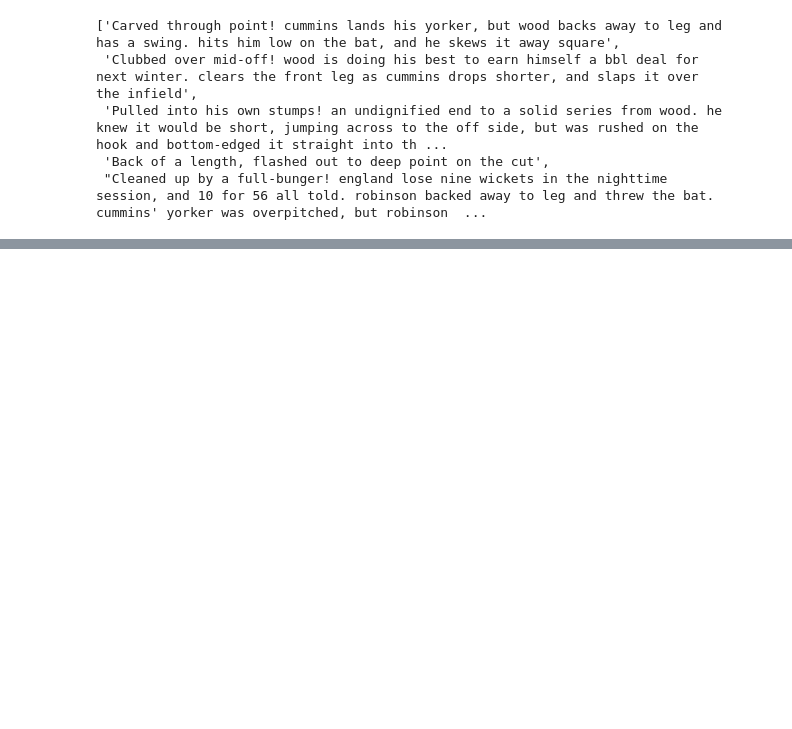
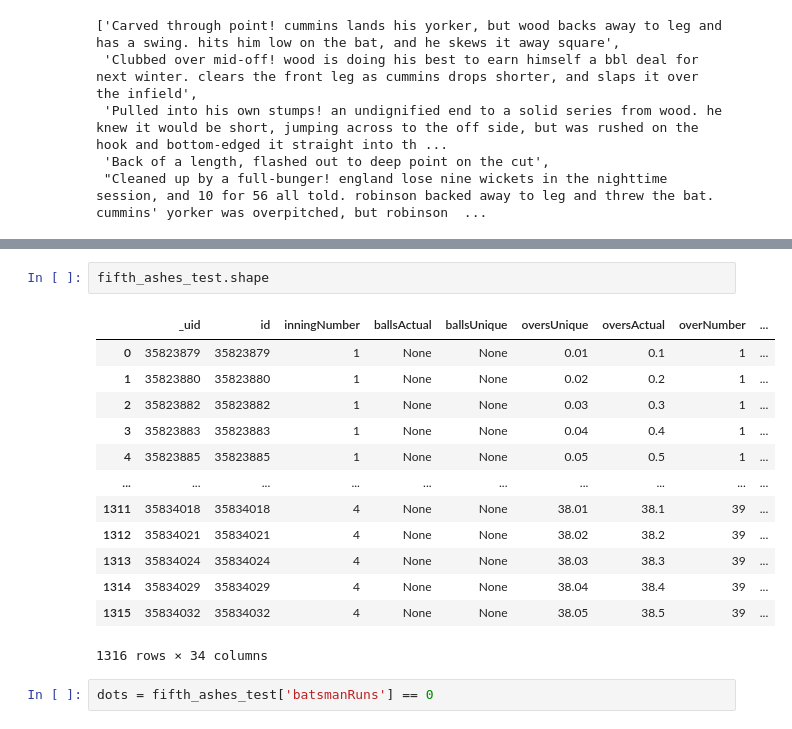
Before and after one commit to abhiramjoshi/cricket_analysis, a Jupyter notebook: commentary_pipeline_dev.ipynb, the cells around one changed output, grey strips where cells are left out. Cells and saved outputs as stored; diff of their text form; blank space fills up the shorter version.

```diff
--- a/commentary_pipeline_dev.ipynb
+++ b/commentary_pipeline_dev.ipynb
@@ -458,0 +528,18 @@ train_set.label_names
+# %%
+fifth_ashes_test.shape
+# %% [output]
+|  | _uid | id | inningNumber | ballsActual | ballsUnique | oversUnique | oversActual | overNumber | ... |
+| 0 | 35823879 | 35823879 | 1 | None | None | 0.01 | 0.1 | 1 | ... |
+| 1 | 35823880 | 35823880 | 1 | None | None | 0.02 | 0.2 | 1 | ... |
+| 2 | 35823882 | 35823882 | 1 | None | None | 0.03 | 0.3 | 1 | ... |
+| 3 | 35823883 | 35823883 | 1 | None | None | 0.04 | 0.4 | 1 | ... |
+| 4 | 35823885 | 35823885 | 1 | None | None | 0.05 | 0.5 | 1 | ... |
+| ... | ... | ... | ... | ... | ... | ... | ... | ... | ... |
+| 1311 | 35834018 | 35834018 | 4 | None | None | 38.01 | 38.1 | 39 | ... |
+| 1312 | 35834021 | 35834021 | 4 | None | None | 38.02 | 38.2 | 39 | ... |
+| 1313 | 35834024 | 35834024 | 4 | None | None | 38.03 | 38.3 | 39 | ... |
+| 1314 | 35834029 | 35834029 | 4 | None | None | 38.04 | 38.4 | 39 | ... |
+| 1315 | 35834032 | 35834032 | 4 | None | None | 38.05 | 38.5 | 39 | ... |
+1316 rows × 34 columns
+# %%
+dots = fifth_ashes_test['batsmanRuns'] == 0
```
Also changed, not shown: parts of 20 cells of this notebook, 2 other files.
